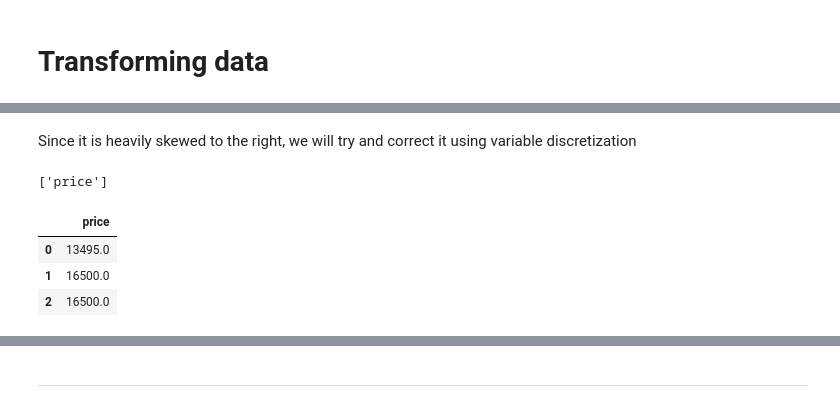
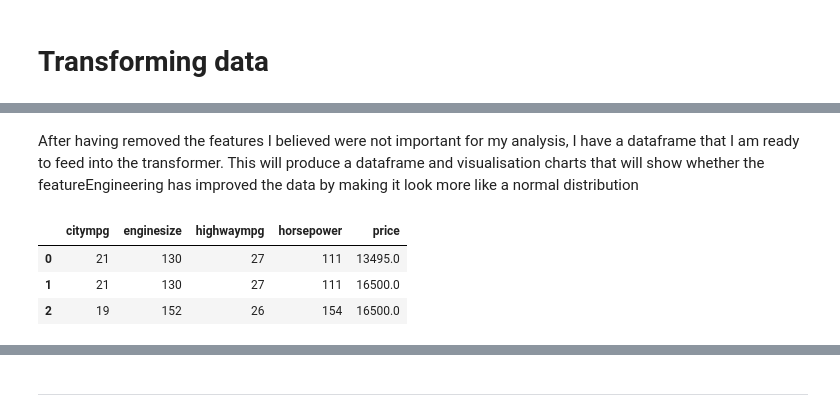
Before and after one commit to Tee-DataA/Hackathon1, a Jupyter notebook: jupyter_notebooks/Notebook_Template.ipynb, the cells around one changed output, grey strips where cells are left out. Cells and saved outputs as stored; diff of their text form; code cells hidden in the pictures.

```diff
--- a/jupyter_notebooks/Notebook_Template.ipynb
+++ b/jupyter_notebooks/Notebook_Template.ipynb
@@ -337,5 +321,3 @@ This is the range where a data point is not an outlier: from -5284.5 to 29575.5
-# %% [markdown]
-Since it is heavily skewed to the right, we will try and correct it using variable discretization
 # %%
 from feature_engine import transformation as vt
 from feature_engine.outliers import Winsorizer
@@ -343,6 +325,8 @@ from feature_engine.encoding import OrdinalEncoder
 import warnings
 warnings.filterwarnings('ignore')
 import scipy.stats as stats
+# %% [markdown]
+After having removed the features I believed were not important for my analysis, I have a dataframe that I am ready to feed into the transformer. This will produce a dataframe and visualisation charts that will show whether the featureEngineering has improved the data by making it look more like a normal distribution
 # %%
 def FeatureEngineeringAnalysis(df,analysis_type=None):
 
@@ -553,19 +537,15 @@ def FeatEngineering_Numerical(df_feat_eng,column):
 
 
   return df_feat_eng,list_methods_worked
-# %%
-variables_engineering= ['price']
-variables_engineering
-# %% [output]
-['price']
 # %%
+variables_engineering = ['citympg', 'enginesize', 'highwaympg', 'horsepower', 'price']
 df_engineering = df[variables_engineering].copy()
 df_engineering.head(3)
 # %% [output]
-|  | price |
-| 0 | 13495.0 |
-| 1 | 16500.0 |
-| 2 | 16500.0 |
+|  | citympg | enginesize | highwaympg | horsepower | price |
+| 0 | 21 | 130 | 27 | 111 | 13495.0 |
+| 1 | 21 | 130 | 27 | 111 | 16500.0 |
+| 2 | 19 | 152 | 26 | 154 | 16500.0 |
 # %%
 df_engineering = FeatureEngineeringAnalysis(df=df_engineering,analysis_type='numerical')
 # %% [output]
```
Also changed, not shown: parts of 17 cells of this notebook.
